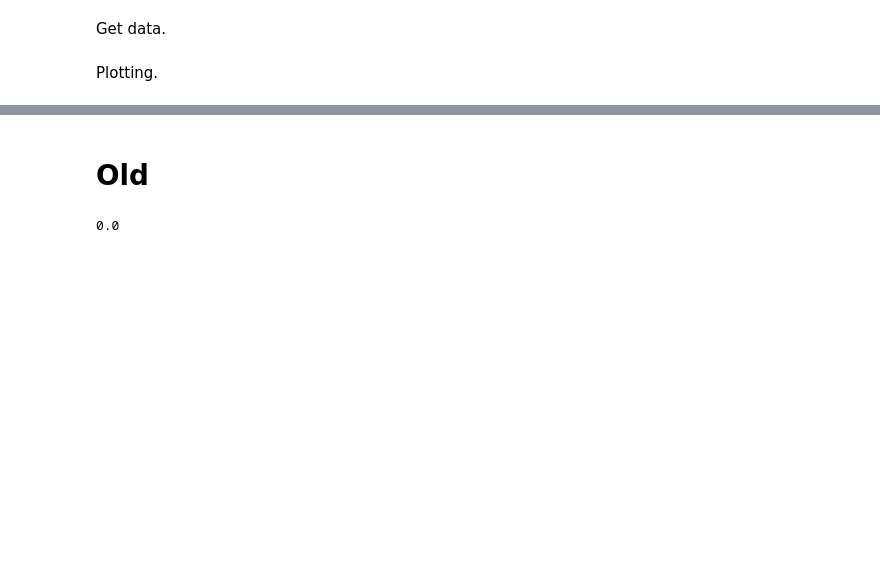
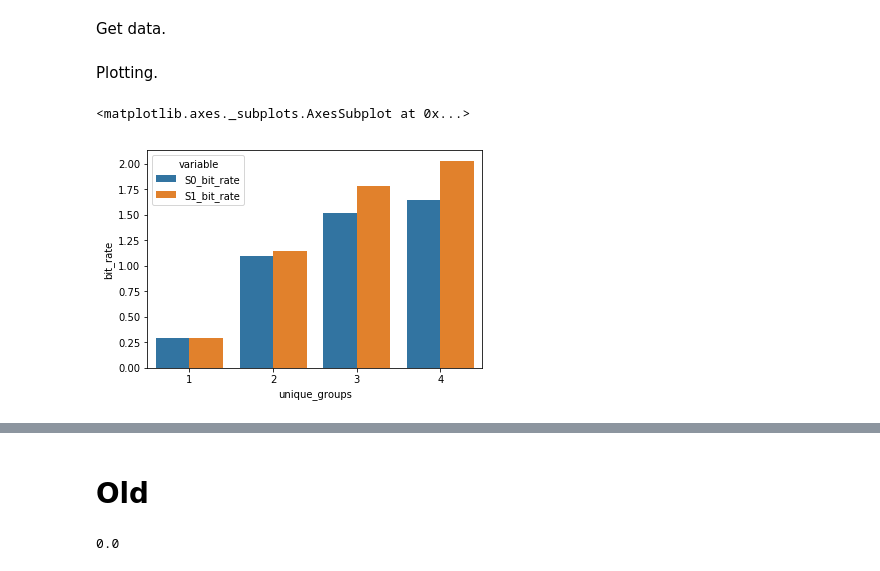
Before and after one commit to benpeloquin7/uid_rsa_conversations, a Jupyter notebook: rsa_efficiency/rsa_efficiency.ipynb, the cells around one changed output, grey strips where cells are left out. Cells and saved outputs as stored; diff of their text form; code cells hidden in the pictures; blank space fills up the shorter version.

```diff
--- a/rsa_efficiency/rsa_efficiency.ipynb
+++ b/rsa_efficiency/rsa_efficiency.ipynb
@@ -139,4 +148,9 @@ df_melt['context_entropy'] = df_melt['context_entropy'].apply(lambda x: round(x,
 df_melt['bit_rate'] = df_melt['bit_rate'].apply(lambda x: round(x, 3))
 # %% [markdown]
 Plotting.
+# %%
+sns.barplot(x='unique_groups', y='bit_rate', hue='variable',ci=None, data=df_melt)
+# %% [output]
+<matplotlib.axes._subplots.AxesSubplot at 0x...>
+[figure, added]
 # %%
```
Also changed, not shown: parts of 10 cells of this notebook, 2 other files.
